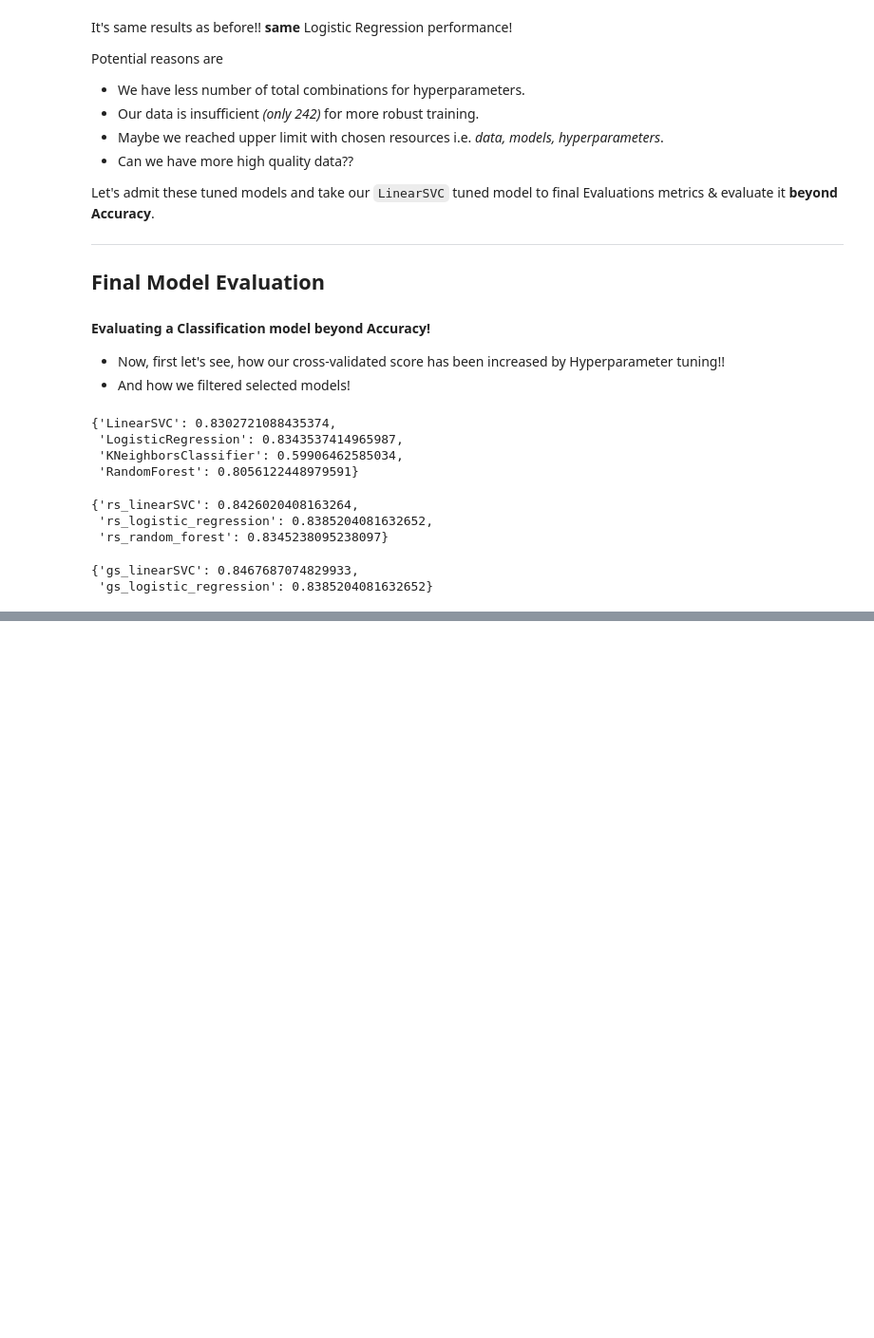
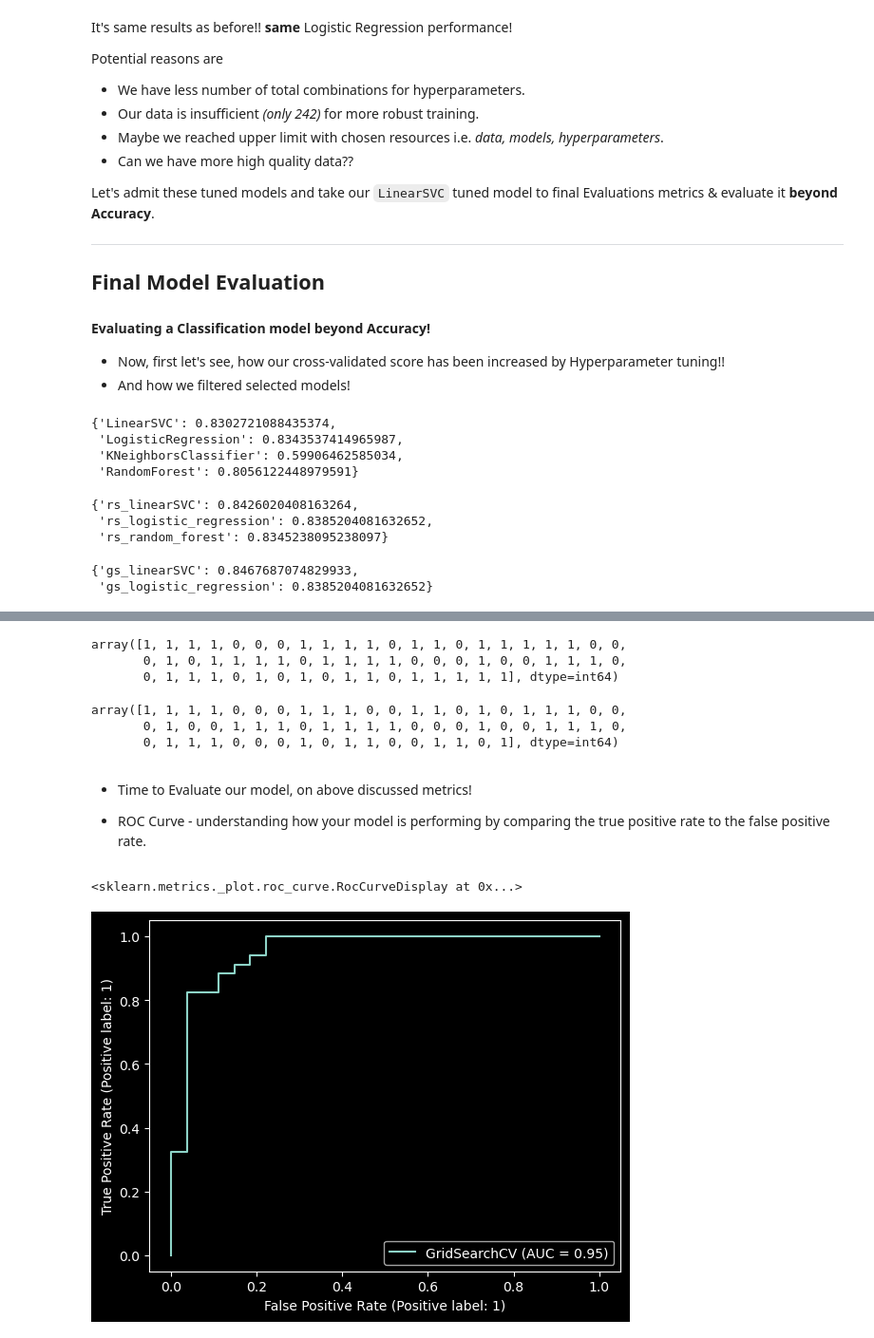
Before and after one commit to DarkDk123/Simple-Heart-disease-classification, a Jupyter notebook: Heart-disease-model.ipynb, the cells around one changed output, grey strips where cells are left out. Shown at 95% size. Saved outputs shown, nothing was run; the diff lists cells and outputs as text; code cells hidden in the pictures; blank space fills up the shorter version.

Commit message:
Final Evaluation of tuned model on Unseen Test set
* Evaluated on multiple classification metrics

* Achieved an accuracy of 90% and f1 score of 0.92

```diff
--- a/Heart-disease-model.ipynb
+++ b/Heart-disease-model.ipynb
@@ -1313,0 +1332,29 @@ gs_model_scores
+# %%
+# Let's predict Test Data with our LinearSVC model
+y_preds = gs_linearSVC.predict(X_test)
+
+# Our predictions
+y_preds
+# %% [output]
+array([1, 1, 1, 1, 0, 0, 0, 1, 1, 1, 1, 0, 1, 1, 0, 1, 1, 1, 1, 1, 0, 0,
+       0, 1, 0, 1, 1, 1, 1, 0, 1, 1, 1, 1, 0, 0, 0, 1, 0, 0, 1, 1, 1, 0,
+       0, 1, 1, 1, 0, 1, 0, 1, 0, 1, 1, 0, 1, 1, 1, 1, 1], dtype=int64)
+# %%
+# Let's also see the actual truth labels
+y_test.values
+# %% [output]
+array([1, 1, 1, 1, 0, 0, 0, 1, 1, 1, 0, 0, 1, 1, 0, 1, 0, 1, 1, 1, 0, 0,
+       0, 1, 0, 0, 1, 1, 1, 0, 1, 1, 1, 1, 0, 0, 0, 1, 0, 0, 1, 1, 1, 0,
+       0, 1, 1, 1, 0, 0, 0, 1, 0, 1, 1, 0, 0, 1, 1, 0, 1], dtype=int64)
+# %% [markdown]
+- Time to Evaluate our model, on above discussed metrics!
+
+- ROC Curve - understanding how your model is performing by comparing the true positive rate to the false positive rate.
+# %%
+# Let's use sklearn to calculate and display "(ROC) Receiver Operating Characteristics Curve"
+# It will also show us the AUC score of our model
+
+RocCurveDisplay.from_estimator(gs_linearSVC, X_test, y_test)
+# %% [output]
+<sklearn.metrics._plot.roc_curve.RocCurveDisplay at 0x...>
+[figure, added]
```
Also changed, not shown: parts of 17 cells of this notebook.
